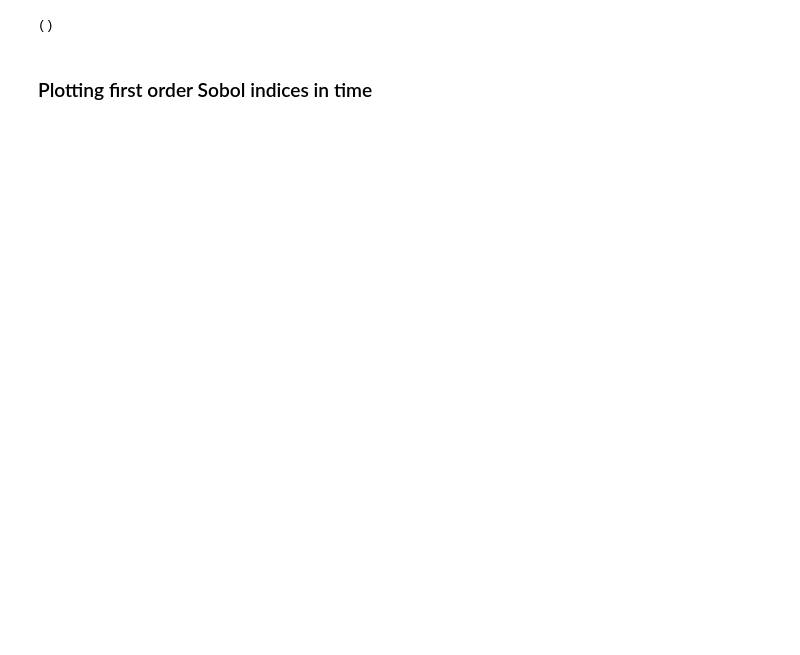
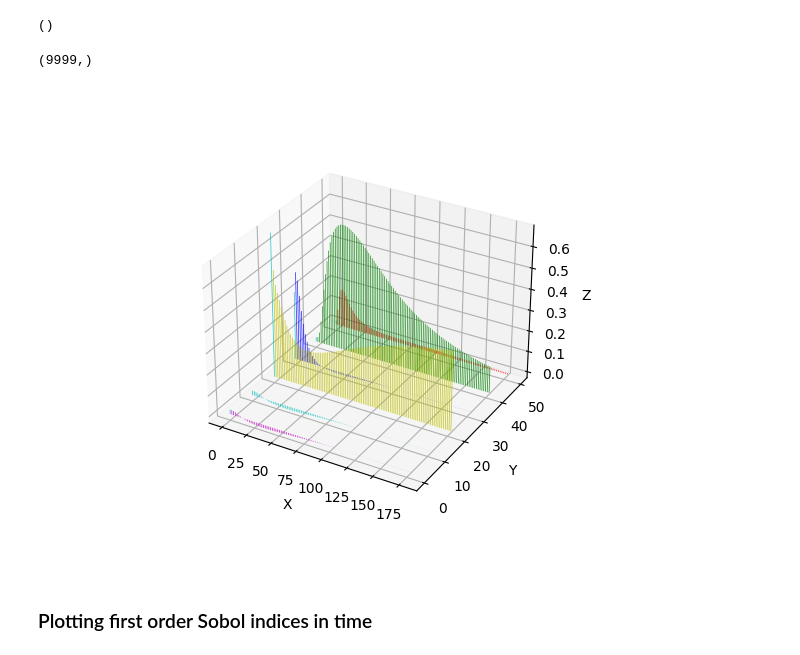
Before and after one commit to teobucci/computational-statistics, a Jupyter notebook: 04_SIR.ipynb, the cells around one changed output. Cells and saved outputs as stored; diff of their text form; code cells hidden in the pictures; blank space fills up the shorter version.

```diff
--- a/04_SIR.ipynb
+++ b/04_SIR.ipynb
@@ -135 +139,12 @@ dist_object = JointIndependent([B, A, G_inv, D_inv, K, L])
+# %%
+# Define distribution object - for now I set a uniform distribution around the init values (don'tknow why
+# but in the other notebooks they put the greater value firtst in the range)
+B= Uniform(0.7, (0.9 - 0.7))
+A= Uniform(0.085, (0.183 - 0.085 ))
+G_inv=Uniform(5, (7 - 5 ))
+D_inv=Uniform(7, (14 - 7))
+L=Uniform(0.1, (0.5 - 0.1 ))
+K=Uniform(0.001, (0.05 - 0.001 ))
+
+dist_object = JointIndependent([B, A, G_inv, D_inv, K, L])
 # %%
@@ -157,5 +182,47 @@ array([[        nan, -0.00207691, -0.0020929 , ...,  0.15323965,
 np.shape(SA.first_order_confidence_interval)
 # %% [output]
 ()
+# %%
+np.shape(SA.first_order_indices.T[1:,i])
+# %% [output]
+(9999,)
+# %%
+from mpl_toolkits.mplot3d import Axes3D
+import matplotlib.pyplot as plt
+import numpy as np
+
+t_0 = 0
+t_f = 180
+n_t = 10000
+T = np.linspace(t_0, t_f, n_t)
+
+T = T[1:]
+
+fig = plt.figure()
+ax = fig.add_subplot(111,projection='3d')
+
+c = ['r', 'g', 'b', 'y', 'c', 'm']
+z = [50, 40, 30, 20, 10, 0]
+
+for i in range(np.shape(SA.first_order_indices.T[1:])[1]):
+    xs = T
+    ys = SA.first_order_indices.T[1:,i]
+
+    xs = xs[::100]
+    ys = ys[::100]
+
+    # You can provide either a single color or an array. To demonstrate this,
+    # the first bar of each set will be colored cyan.
+    cs = [c[i]] * len(xs)
+    cs[0] = 'c'
+    ax.bar(xs, ys, zs=z[i], zdir='y', color=cs, alpha=0.8)
+
+ax.set_xlabel('X')
+ax.set_ylabel('Y')
+ax.set_zlabel('Z')
+
+plt.show()
+# %% [output]
+[figure, added]
 # %% [markdown]
 ### Plotting first order Sobol indices in time
```
Also changed, not shown: parts of 16 cells of this notebook.
